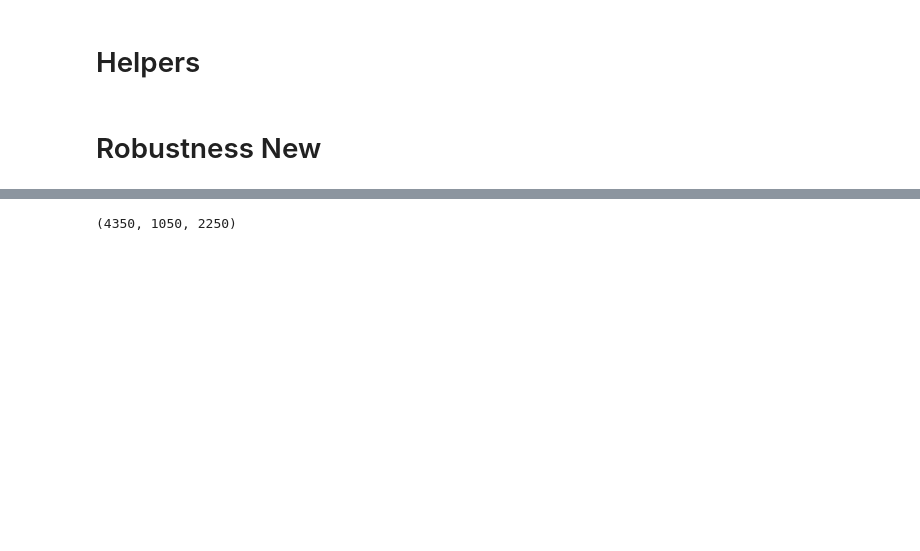
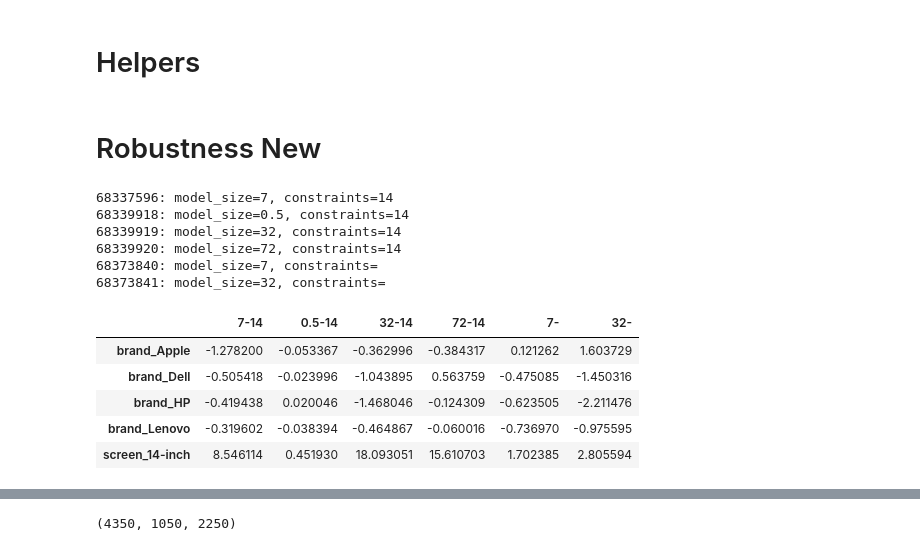
Before and after one commit to lotanamit5/WhatDoLLMsWant, a Jupyter notebook: num_vs_txt.ipynb, the cells around one changed output, grey strips where cells are left out. Cells and saved outputs as stored; diff of their text form; code cells hidden in the pictures; blank space fills up the shorter version.

```diff
--- a/num_vs_txt.ipynb
+++ b/num_vs_txt.ipynb
@@ -86,2 +161,37 @@ def fit_bradley_terry_statsmodels(df: pd.DataFrame, item_mapping: dict,
 # %% [markdown]
 # Robustness New
+# %%
+basedir = 'data/laptops_robustness'
+scores_df = pd.DataFrame()
+for filename in os.listdir(basedir):
+    config_path = os.path.join(basedir, filename, 'config.json')
+    if not os.path.isfile(config_path):
+        continue
+    with open(config_path, 'r') as f:
+        config = json.load(f)
+    model_size = config['model_size']
+    constraints = config.get('constraints', None)
+    print(f"{filename}: model_size={model_size}, constraints={constraints}")
+
+    df = pd.read_csv(os.path.join(basedir,filename,'scores.csv'))
+    results = fit_feature_based_bradley_terry(df)
+    scores = results['feature_scores']
+    scores_df[f'{model_size}-{constraints}'] = pd.Series(scores)
+    # for k, v in results['feature_scores'].items():
+    #     print(f"{k}: {v}")
+
+    # break
+scores_df.head()
+# %% [output]
+68337596: model_size=7, constraints=14
+68339918: model_size=0.5, constraints=14
+68339919: model_size=32, constraints=14
+68339920: model_size=72, constraints=14
+68373840: model_size=7, constraints=
+68373841: model_size=32, constraints=
+|  | 7-14 | 0.5-14 | 32-14 | 72-14 | 7- | 32- |
+| brand_Apple | -1.278200 | -0.053367 | -0.362996 | -0.384317 | 0.121262 | 1.603729 |
+| brand_Dell | -0.505418 | -0.023996 | -1.043895 | 0.563759 | -0.475085 | -1.450316 |
+| brand_HP | -0.419438 | 0.020046 | -1.468046 | -0.124309 | -0.623505 | -2.211476 |
+| brand_Lenovo | -0.319602 | -0.038394 | -0.464867 | -0.060016 | -0.736970 | -0.975595 |
+| screen_14-inch | 8.546114 | 0.451930 | 18.093051 | 15.610703 | 1.702385 | 2.805594 |
```
Also changed, not shown: parts of 5 cells of this notebook, 11 other files.
